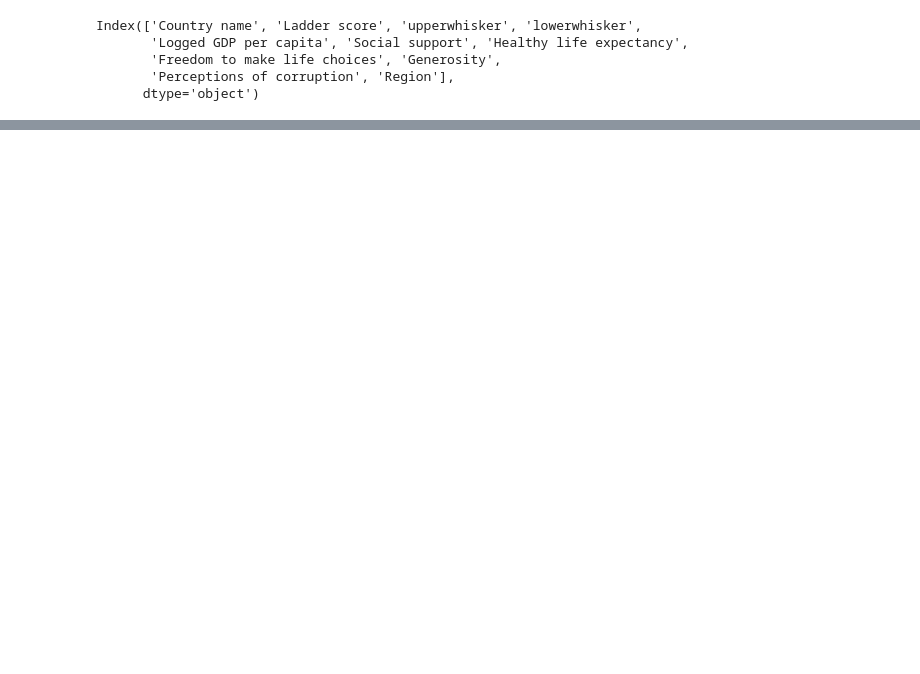
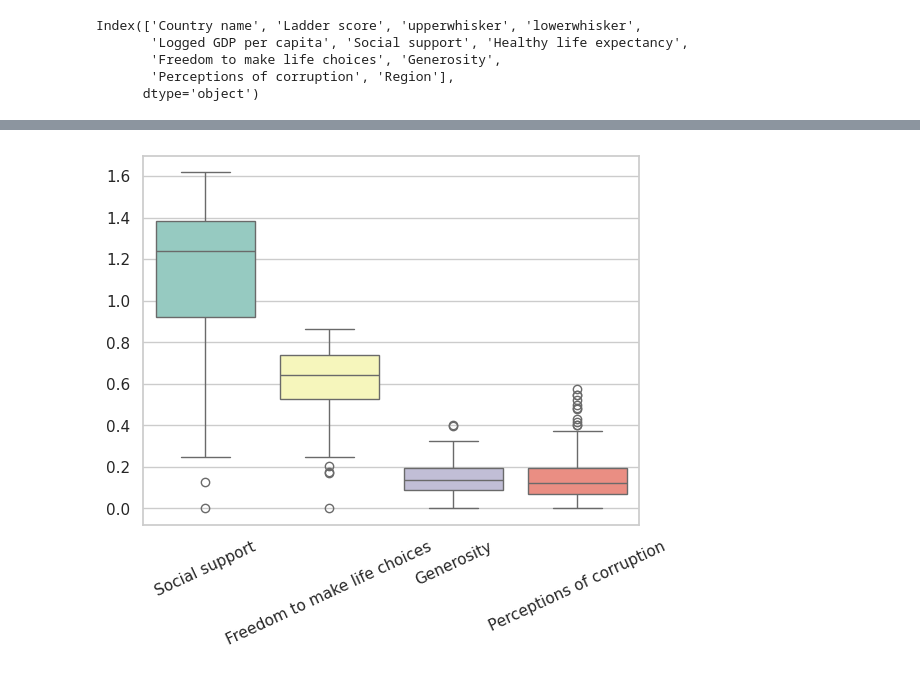
Before and after one commit to sbogde/pandamonium, a Jupyter notebook: dmi_01_world_happiness_report_01.ipynb, the cells around one changed output, grey strips where cells are left out. Saved outputs shown, nothing was run; the diff lists cells and outputs as text; code cells hidden in the pictures; blank space fills up the shorter version.

```diff
--- a/dmi_01_world_happiness_report_01.ipynb
+++ b/dmi_01_world_happiness_report_01.ipynb
@@ -240,0 +249,8 @@ Countries in Africa: Libya, Mauritius, South Africa, Algeria, Mozambique, Gabon,
+# %%
+list_features = ["Social support", "Freedom to make life choices", "Generosity", "Perceptions of corruption"]
+sns.boxplot(data = df.loc[:, list_features], orient = "v", palette = "Set3")
+
+plt.xticks(rotation=25)  # Rotate x-axis labels by 45 degrees
+plt.show()
+# %% [output]
+[figure, added]
```
Also changed, not shown: parts of 9 cells of this notebook.
